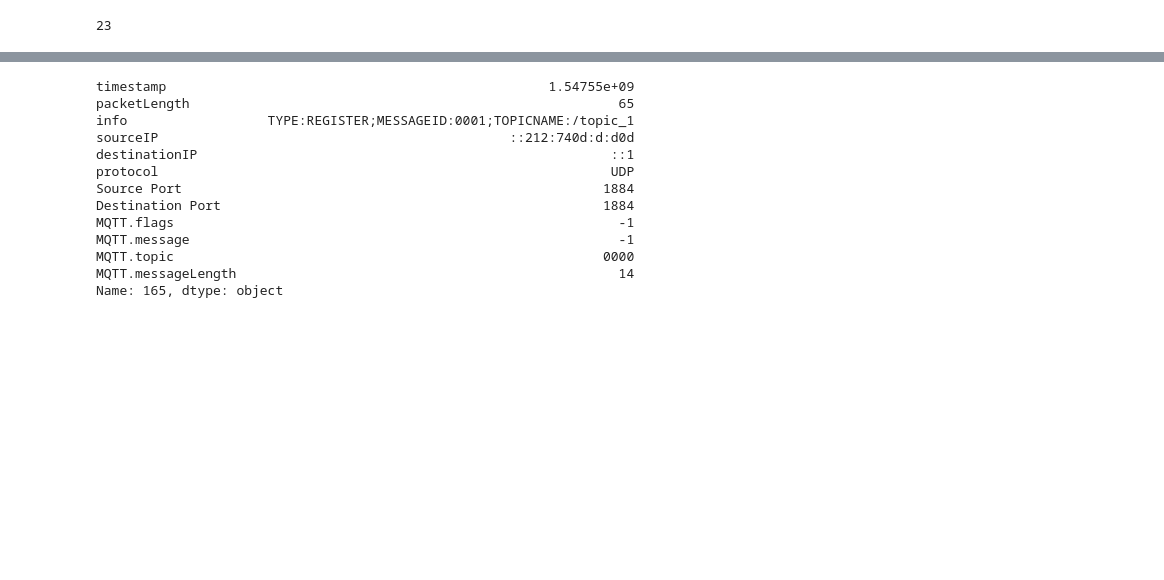
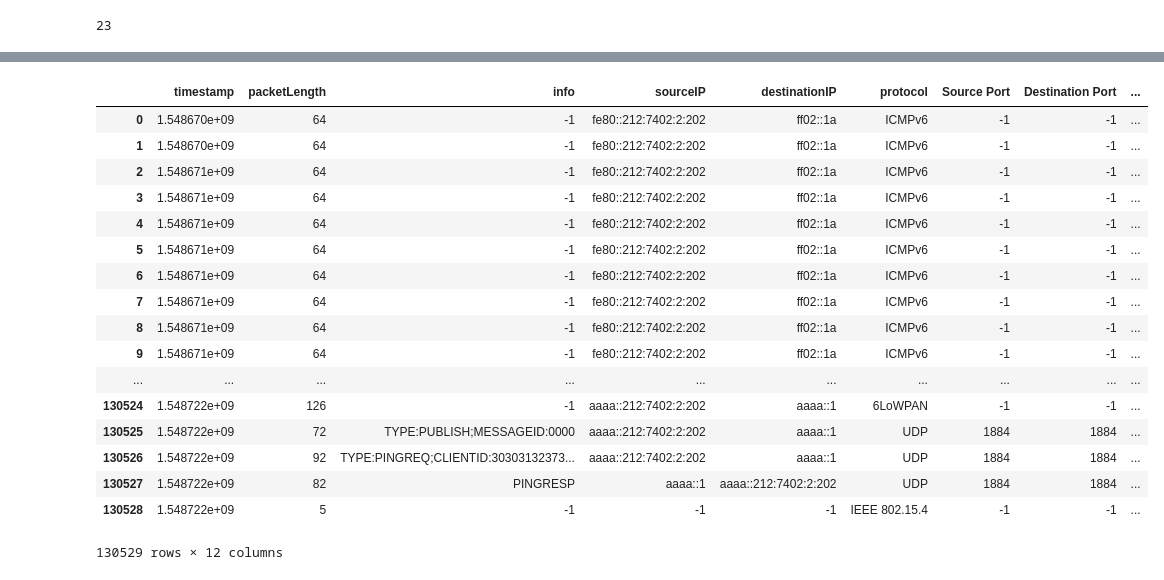
Before and after one commit to josE4roldan/6lowpan_stages, a Jupyter notebook: tools/Untitled.ipynb, the cells around one changed output, grey strips where cells are left out. Cells and saved outputs as stored; diff of their text form; code cells hidden in the pictures; blank space fills up the shorter version.

```diff
--- a/tools/Untitled.ipynb
+++ b/tools/Untitled.ipynb
@@ -178,21 +163,26 @@ df_conv["info"]=df_conv["Data"].apply(lambda x: x["info"] if "info" in x else -1
 df_conv=reorder(df_conv)
 #df_conv.to_csv("parsed_file.csv", quoting=2, index=False)
 # %%
-df_conv.iloc[165]
+df_conv
 # %% [output]
+|  | timestamp | packetLength | info | sourceIP | destinationIP | protocol | Source Port | Destination Port | ... |
+| 0 | 1.548670e+09 | 64 | -1 | fe80::212:7402:2:202 | ff02::1a | ICMPv6 | -1 | -1 | ... |
+| 1 | 1.548670e+09 | 64 | -1 | fe80::212:7402:2:202 | ff02::1a | ICMPv6 | -1 | -1 | ... |
+| 2 | 1.548671e+09 | 64 | -1 | fe80::212:7402:2:202 | ff02::1a | ICMPv6 | -1 | -1 | ... |
+| 3 | 1.548671e+09 | 64 | -1 | fe80::212:7402:2:202 | ff02::1a | ICMPv6 | -1 | -1 | ... |
+| 4 | 1.548671e+09 | 64 | -1 | fe80::212:7402:2:202 | ff02::1a | ICMPv6 | -1 | -1 | ... |
+| 5 | 1.548671e+09 | 64 | -1 | fe80::212:7402:2:202 | ff02::1a | ICMPv6 | -1 | -1 | ... |
+| 6 | 1.548671e+09 | 64 | -1 | fe80::212:7402:2:202 | ff02::1a | ICMPv6 | -1 | -1 | ... |
+| 7 | 1.548671e+09 | 64 | -1 | fe80::212:7402:2:202 | ff02::1a | ICMPv6 | -1 | -1 | ... |
+| 8 | 1.548671e+09 | 64 | -1 | fe80::212:7402:2:202 | ff02::1a | ICMPv6 | -1 | -1 | ... |
+| 9 | 1.548671e+09 | 64 | -1 | fe80::212:7402:2:202 | ff02::1a | ICMPv6 | -1 | -1 | ... |
+| ... | ... | ... | ... | ... | ... | ... | ... | ... | ... |
+| 130524 | 1.548722e+09 | 126 | -1 | aaaa::212:7402:2:202 | aaaa::1 | 6LoWPAN | -1 | -1 | ... |
+| 130525 | 1.548722e+09 | 72 | TYPE:PUBLISH;MESSAGEID:0000 | aaaa::212:7402:2:202 | aaaa::1 | UDP | 1884 | 1884 | ... |
+| 130526 | 1.548722e+09 | 92 | TYPE:PINGREQ;CLIENTID:30303132373... | aaaa::212:7402:2:202 | aaaa::1 | UDP | 1884 | 1884 | ... |
+| 130527 | 1.548722e+09 | 82 | PINGRESP | aaaa::1 | aaaa::212:7402:2:202 | UDP | 1884 | 1884 | ... |
+| 130528 | 1.548722e+09 | 5 | -1 | -1 | -1 | IEEE 802.15.4 | -1 | -1 | ... |
-timestamp                                                 1.54755e+09
-packetLength                                                       65
-info                  TYPE:REGISTER;MESSAGEID:0001;TOPICNAME:/topic_1
-sourceIP                                             ::212:740d:d:d0d
-destinationIP                                                     ::1
-protocol                                                          UDP
-Source Port                                                      1884
-Destination Port                                                 1884
-MQTT.flags                                                         -1
-MQTT.message                                                       -1
-MQTT.topic                                                       0000
-MQTT.messageLength                                                 14
-Name: 165, dtype: object
+130529 rows × 12 columns
 # %%
 df_conv[df_conv['MQTT.messageLength']>-1]
 # %% [output]
```
Also changed, not shown: parts of 10 cells of this notebook, 14 other files.
